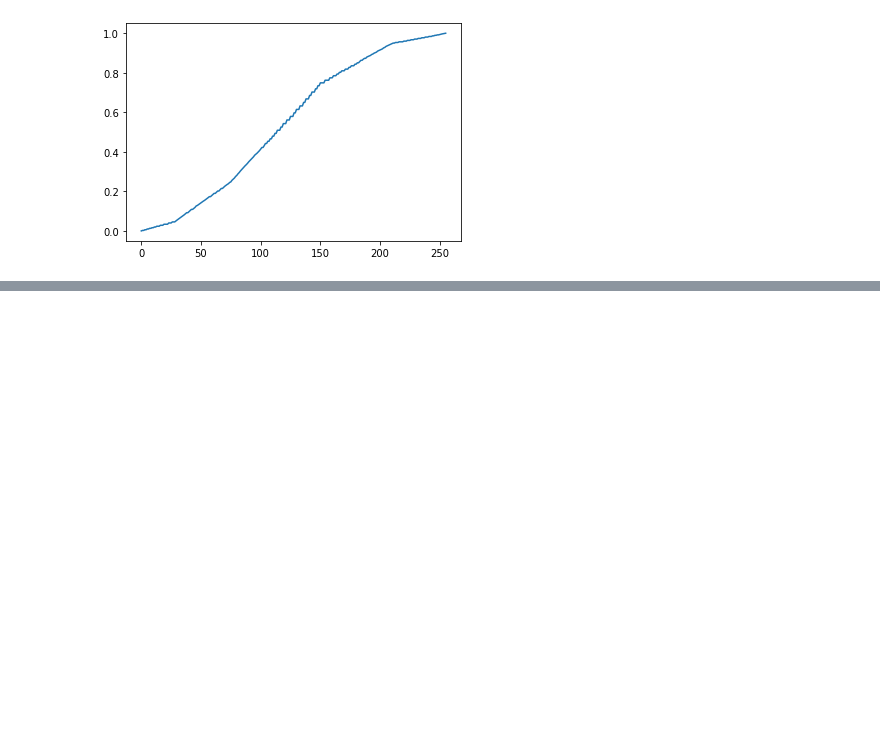
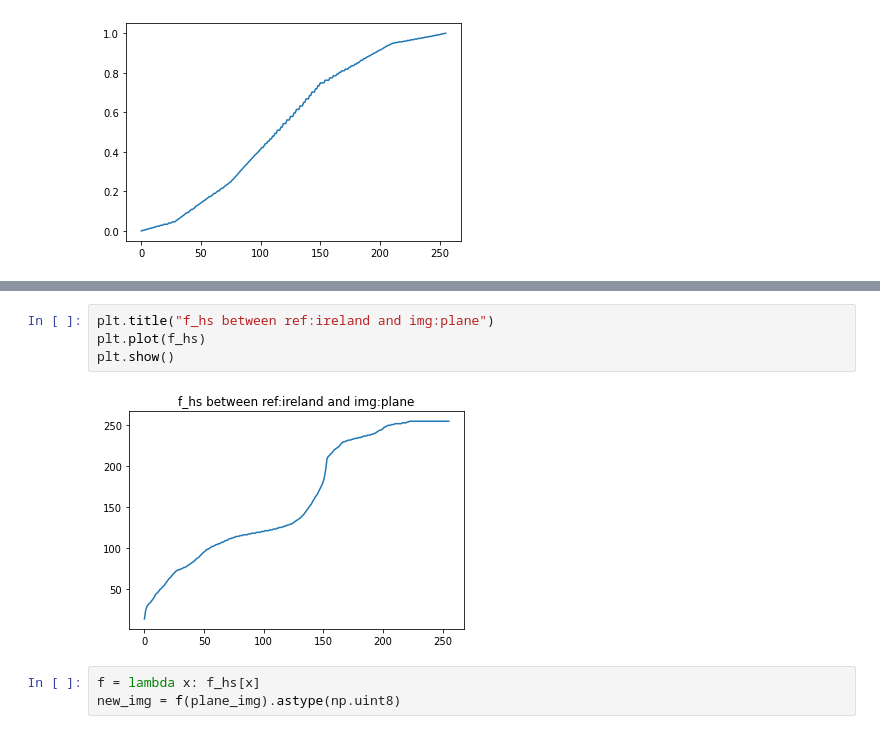
Before and after one commit to CaQtiml/img_processing_practice, a Jupyter notebook: DIP_burge/ch4/histogram_specification.ipynb, the cells around one changed output, grey strips where cells are left out. Saved outputs shown, nothing was run; the diff lists cells and outputs as text; blank space fills up the shorter version.

```diff
--- a/DIP_burge/ch4/histogram_specification.ipynb
+++ b/DIP_burge/ch4/histogram_specification.ipynb
@@ -120,0 +151,9 @@ plt.show()
+# %%
+plt.title("f_hs between ref:ireland and img:plane")
+plt.plot(f_hs)
+plt.show()
+# %% [output]
+[figure, added]
+# %%
+f = lambda x: f_hs[x]
+new_img = f(plane_img).astype(np.uint8)
```
Also changed, not shown: parts of 23 cells of this notebook, 1 other file.
